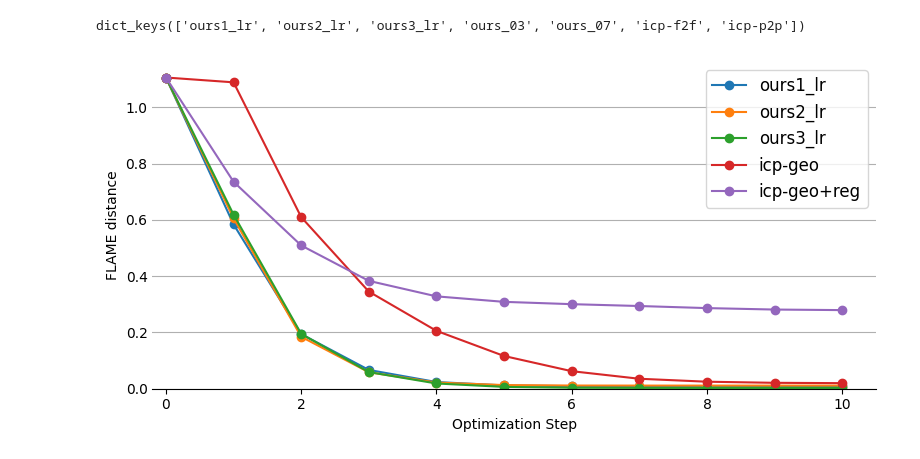
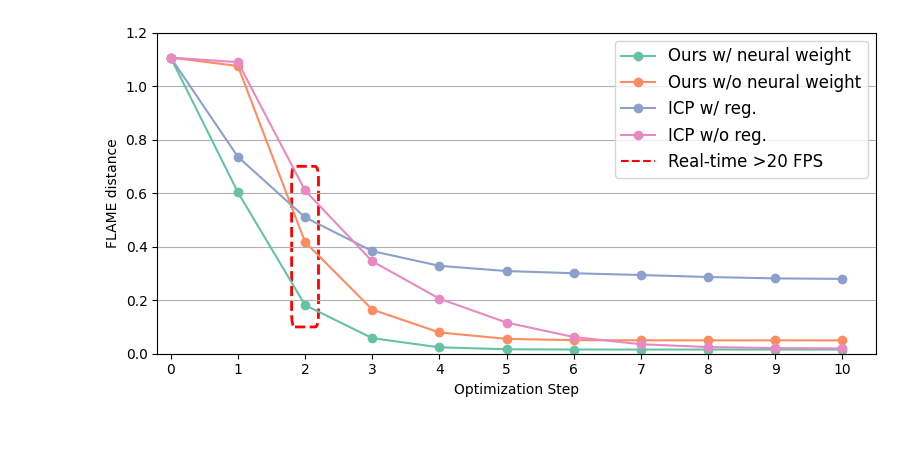
Before and after one commit to robinborth/GuidedResearch, a Jupyter notebook: notebooks/report/optimization_comparision.ipynb, the cells around one changed output. Cells and saved outputs as stored; diff of their text form; code cells hidden in the pictures.

```diff
--- a/notebooks/report/optimization_comparision.ipynb
+++ b/notebooks/report/optimization_comparision.ipynb
@@ -271,4 +210,0 @@ torch.save(data, "optimization_iterations.pth")
-# %%
-data["p_losses"].keys()
-# %% [output]
-dict_keys(['ours1_lr', 'ours2_lr', 'ours3_lr', 'ours_03', 'ours_07', 'icp-f2f', 'icp-p2p'])
@@ -293,38 +211,94 @@ data["ours3_lr"] = p_losses["ours3_lr"]
+# %%
+import matplotlib.pyplot as plt
+from matplotlib.patches import Rectangle, FancyBboxPatch
+import torch
+
+# Load the data
+p_losses = torch.load("/home/borth/GuidedResearch/results/optimization_iterations.pth")["p_losses"]
+
+# store the data
+data = {}
+data["Ours w/ neural weight"] = p_losses["ours"]
+data["Ours w/o neural weight"] = p_losses["wo_neural_weights"]
+data["ICP w/ reg."] = p_losses["icp-f2f"]
+data["ICP w/o reg."] = p_losses["icp-p2p"]
 # %%
 # Create a figure and axis
 fig, ax = plt.subplots(figsize=(8, 4))
+
 # Plot each line
-for label, values in data.items():
+colors = plt.get_cmap("Set2", 8)  # 8
+for i, (label, values) in enumerate(data.items()):
     x = list(values.keys())  # X axis (the steps, 0, 1, 2)
     y = list(values.values())  # Y axis (the corresponding values)
     ax.plot(
-        x, y, label=label, marker="o", linestyle="-", linewidth=1.5
-        # x, y, label=label,  linestyle="-", linewidth=1
-    )  # 'marker' adds points at the data values
+        x,
+        y,
+        label=label,
+        marker="o",
+        linestyle="-",
+        linewidth=1.5,
+        color=colors.colors[i],
+    )
 
 # Add labels and title
 ax.set_xlabel("Optimization Step")
 ax.set_ylabel("FLAME distance")
-# Add a legend
 ax.legend()
 
 # Show the plot
-ax.set_ylim(bottom=0)  # Set minimum y-axis limit to 0
+ax.set_ylim(bottom=0, top=1.2)  # Set minimum y-axis limit to 0
 ax.set_xlim(left=-0.2)  # Set minimum y-axis limit to 0
 ax.yaxis.grid(True)
+
+
+# Highlight the points at step size 2 with a red dotted box
+box_x = [1.8, 2.2]  # x-coordinate limits for the box
+box_y = [0.10, 1.0]  # y-coordinate limits for the box
+box_width = 0.4  # Width of the box
+box_height = 0.6  # Height of the box
+
+# Create a red dotted rectangle
+rect = Rectangle(
+    (box_x[0], box_y[0]),
+    box_width,
+    box_height,
+    linewidth=2,
+    edgecolor="red",
+    facecolor="none",
+    linestyle="--",
+)
+rect = FancyBboxPatch(
+    (box_x[0], box_y[0]),  # Position
+    box_width,             # Width of the rectangle
+    box_height,            # Height of the rectangle
+    boxstyle="round,pad=0.0,rounding_size=0.05",  # Rounded corners
+    linewidth=2,           # Border thickness
+    edgecolor="red",       # Border color
+    facecolor="none",       # Background color (red)
+    alpha=1.0,             # Opacity of the background (30%)
+    linestyle="--"         # Dotted border style
+)
+ax.add_patch(rect)
+
 # Remove spines for left, right, and top
 ax.spines["top"].set_visible(False)  # Hide the top spine
 ax.spines["right"].set_visible(False)  # Hide the right spine
 ax.spines["left"].set_visible(False)  # Hide the left spine
-# Optionally, you can keep the bottom spine visible
 ax.spines["bottom"].set_visible(True)
 
 # Remove tick marks on the y-axis
 ax.tick_params(axis="y", direction="in", length=0)  # Set tick length to 0 to hide them
-# Customize the legend and increase the font size
-ax.legend(fontsize="12", loc="upper right")
+legend_elements = plt.Line2D([0], [0], color="red", linestyle="--", label="Real-time >20 FPS")
+ax.legend(
+    handles=ax.get_legend_handles_labels()[0] + [legend_elements],
+    fontsize="12",
+    loc="upper right",
+)
+ax.set_xticks(range(0, 11))
 
 plt.tight_layout()  # Adjust layout to prevent overlap
+plt.savefig("results/optimization_iterations.pdf", format="pdf")
 plt.show()
 # %% [output]
-[figure, old version]
+[figure, new version]
```
Also changed, not shown: parts of 6 cells of this notebook, 12 other files.
